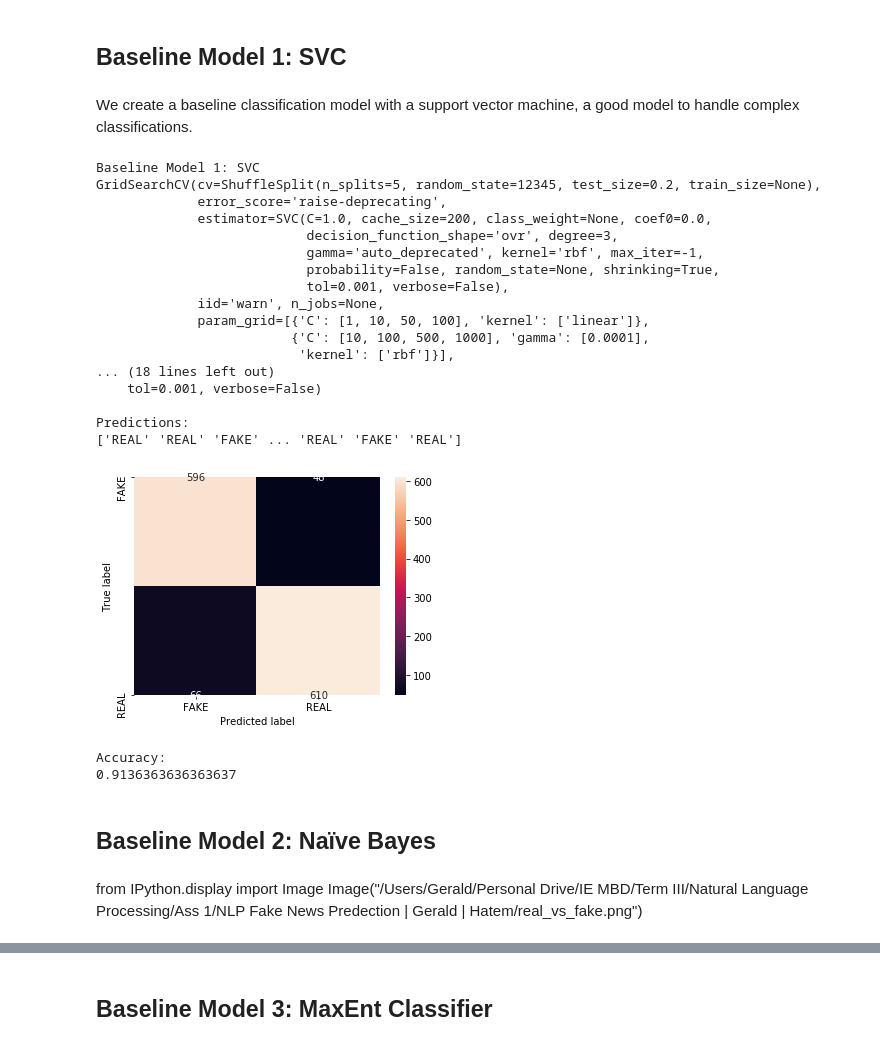
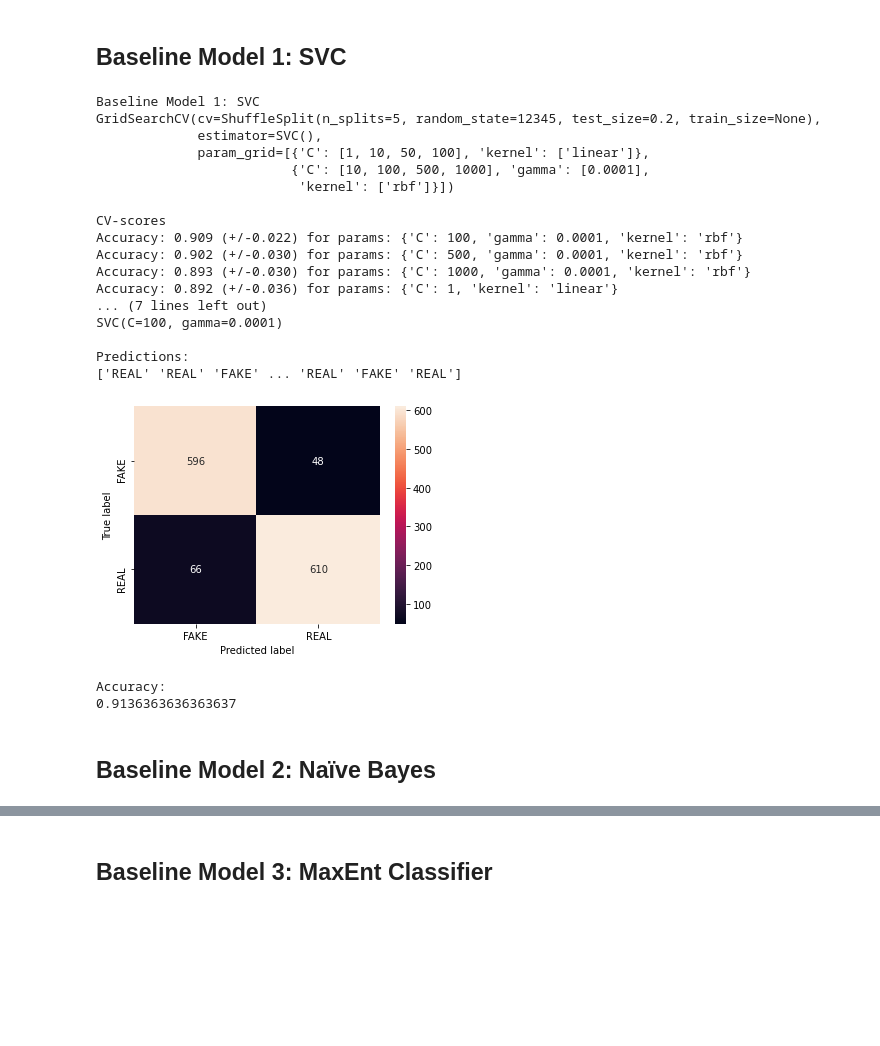
Before and after one commit to shubham3rajput/tyrant-fnd, a Jupyter notebook: jupyter_project/NLP Fake News Predection.ipynb, the cells around one changed output, grey strips where cells are left out. Cells and saved outputs as stored; diff of their text form; code cells hidden in the pictures; blank space fills up the shorter version.

```diff
--- a/jupyter_project/NLP Fake News Predection.ipynb
+++ b/jupyter_project/NLP Fake News Predection.ipynb
@@ -238,40 +192,35 @@ count_vect.get_feature_names()[:10]
  'aachen']
 # %% [markdown]
 ## Baseline Model 1: SVC
-# %% [markdown]
-We create a baseline classification model with a support vector machine, a good model to handle complex classifications.
 # %%
 SVC_classifier = runModel(encoder,
                train_cv_vector,
                train_cv_label,
                train_holdout_vector,
                train_holdout.label,
                "svc",
                "Baseline Model 1: SVC")
-models.loc[len(models)] = SVC
+models.loc[len(models)] = SVC_classifier
 # %% [output]
 Baseline Model 1: SVC
 GridSearchCV(cv=ShuffleSplit(n_splits=5, random_state=12345, test_size=0.2, train_size=None),
-             error_score='raise-deprecating',
-             estimator=SVC(C=1.0, cache_size=200, class_weight=None, coef0=0.0,
-                           decision_function_shape='ovr', degree=3,
-                           gamma='auto_deprecated', kernel='rbf', max_iter=-1,
-                           probability=False, random_state=None, shrinking=True,
-                           tol=0.001, verbose=False),
-             iid='warn', n_jobs=None,
+             estimator=SVC(),
              param_grid=[{'C': [1, 10, 50, 100], 'kernel': ['linear']},
                          {'C': [10, 100, 500, 1000], 'gamma': [0.0001],
-                          'kernel': ['rbf']}],
-... (18 lines left out)
-    tol=0.001, verbose=False)
+                          'kernel': ['rbf']}])
+
+CV-scores
+Accuracy: 0.909 (+/-0.022) for params: {'C': 100, 'gamma': 0.0001, 'kernel': 'rbf'}
+Accuracy: 0.902 (+/-0.030) for params: {'C': 500, 'gamma': 0.0001, 'kernel': 'rbf'}
+Accuracy: 0.893 (+/-0.030) for params: {'C': 1000, 'gamma': 0.0001, 'kernel': 'rbf'}
+Accuracy: 0.892 (+/-0.036) for params: {'C': 1, 'kernel': 'linear'}
+... (7 lines left out)
+SVC(C=100, gamma=0.0001)
 
 Predictions:
 ['REAL' 'REAL' 'FAKE' ... 'REAL' 'FAKE' 'REAL']
-[figure, old version]
+[figure, new version]
 Accuracy:
 0.9136363636363637
 # %% [markdown]
 ## Baseline Model 2: Naïve Bayes
-# %% [markdown]
-from IPython.display import Image
-Image("/Users/Gerald/Personal Drive/IE MBD/Term III/Natural Language Processing/Ass 1/NLP Fake News Predection | Gerald | Hatem/real_vs_fake.png")
```
Also changed, not shown: parts of 55 cells of this notebook.
